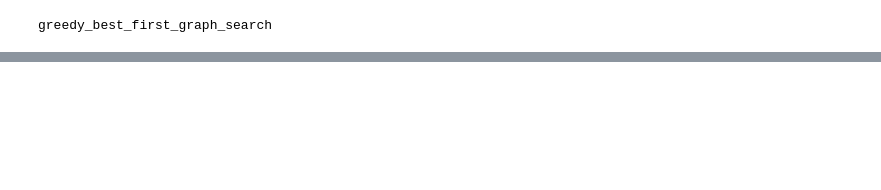
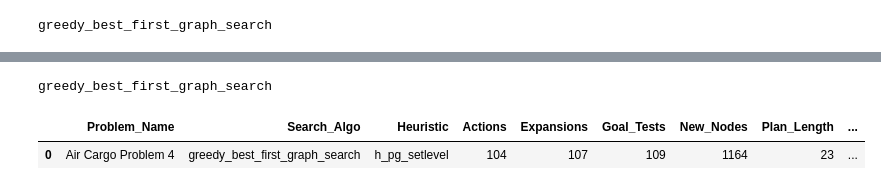
Before and after one commit to johngreibelarsen/ai-classical-planning, a Jupyter notebook: forward_planning_agent.ipynb, the cells around one changed output, grey strips where cells are left out. Cells and saved outputs as stored; diff of their text form; code cells hidden in the pictures; blank space fills up the shorter version.

Commit message:
Experiment with cargo problem 3 using different search algorithms and heuristics for a agent that performs progression search to solve planning problems

```diff
--- a/forward_planning_agent.ipynb
+++ b/forward_planning_agent.ipynb
@@ -222,3 +222,13 @@ df4_5
 | 0 | Air Cargo Problem 4 | greedy_best_first_graph_search | h_pg_maxlevel | 104 | 56 | 58 | 580 | 17 | ... |
 # %%
 df4_5.to_pickle("./search_results_4_5.pkl")
+# %%
+search_results_4_6  = main_modified([4], [7])
+# %% [output]
+greedy_best_first_graph_search
+# %%
+df4_6 = pd.DataFrame(search_results_4_6)
+df4_6
+# %% [output]
+|  | Problem_Name | Search_Algo | Heuristic | Actions | Expansions | Goal_Tests | New_Nodes | Plan_Length | ... |
+| 0 | Air Cargo Problem 4 | greedy_best_first_graph_search | h_pg_setlevel | 104 | 107 | 109 | 1164 | 23 | ... |
```
Also changed, not shown: parts of 1 cell of this notebook.
